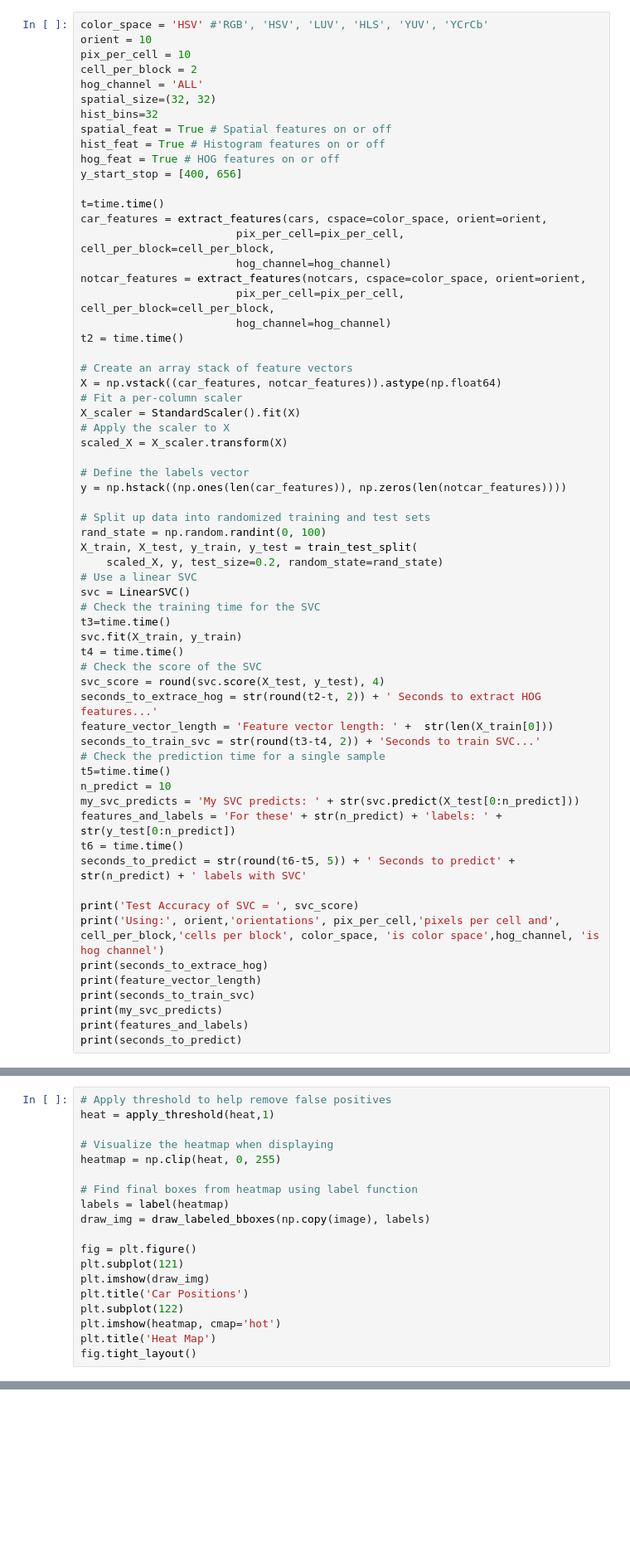
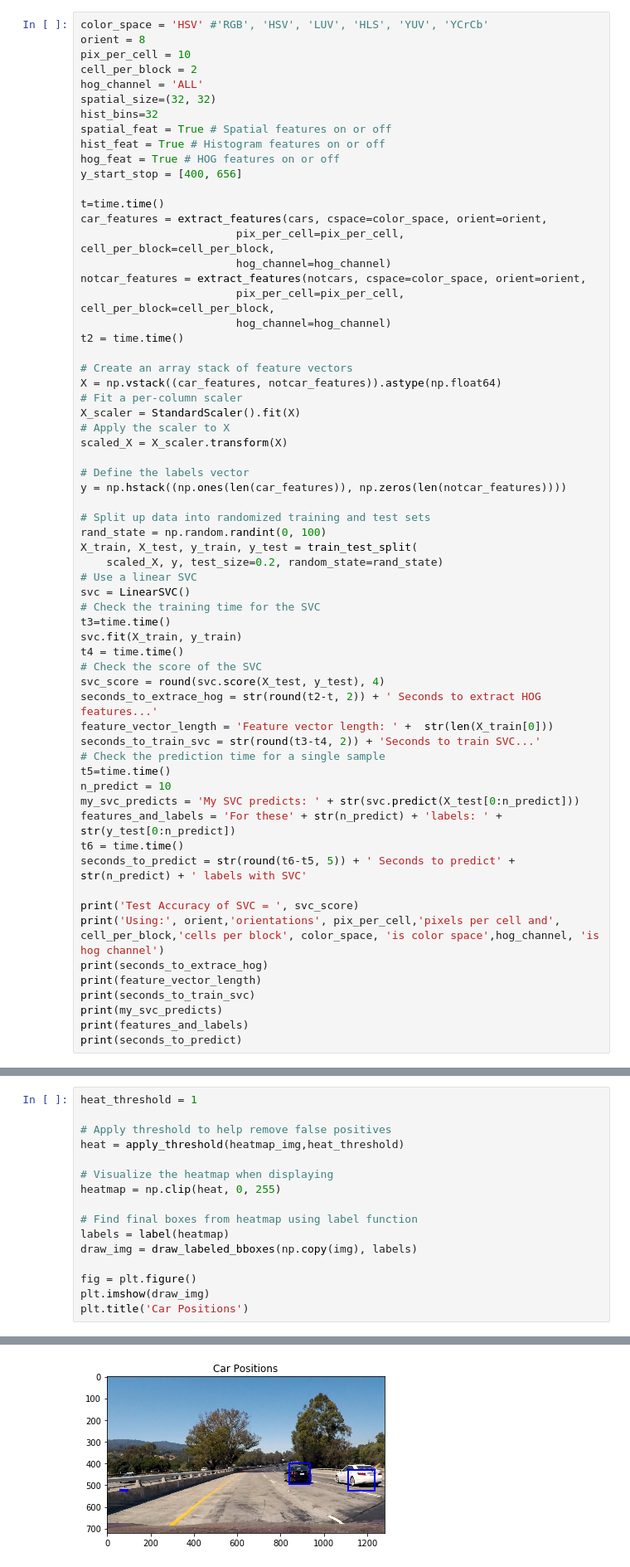
Before and after one commit to yoheitaonishi/CarND-Vehicle-Detection, a Jupyter notebook: project.ipynb, the cells around one changed output, grey strips where cells are left out. Shown at 83% size. Saved outputs shown, nothing was run; the diff lists cells and outputs as text; blank space fills up the shorter version.

```diff
--- a/project.ipynb
+++ b/project.ipynb
@@ -169,7 +171,7 @@ cars = cars#[0:sample_size]
 notcars = notcars#[0:sample_size]
 # %%
 color_space = 'HSV' #'RGB', 'HSV', 'LUV', 'HLS', 'YUV', 'YCrCb'
-orient = 10
+orient = 8
 pix_per_cell = 10
 cell_per_block = 2
 hog_channel = 'ALL'
@@ -574,21 +528,19 @@ def draw_labeled_bboxes(img, labels):
     # Return the image
     return img
 # %%
+heat_threshold = 1
+
 # Apply threshold to help remove false positives
-heat = apply_threshold(heat,1)
+heat = apply_threshold(heatmap_img,heat_threshold)
 
 # Visualize the heatmap when displaying
 heatmap = np.clip(heat, 0, 255)
 
 # Find final boxes from heatmap using label function
 labels = label(heatmap)
-draw_img = draw_labeled_bboxes(np.copy(image), labels)
+draw_img = draw_labeled_bboxes(np.copy(img), labels)
 
 fig = plt.figure()
-plt.subplot(121)
 plt.imshow(draw_img)
 plt.title('Car Positions')
-plt.subplot(122)
-plt.imshow(heatmap, cmap='hot')
-plt.title('Heat Map')
-fig.tight_layout()
+# %% [output]
@@ -595,2 +548,3 @@ fig.tight_layout()
+[figure, added]
 # %% [markdown]
 ## Video Pipline
```
Also changed, not shown: parts of 15 cells of this notebook.
